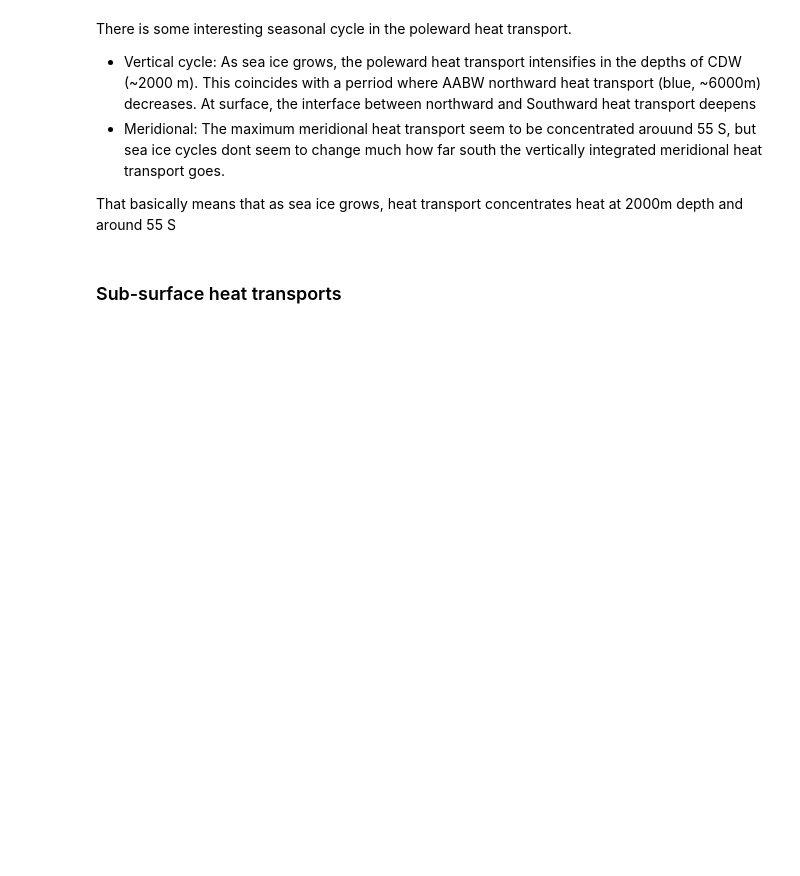
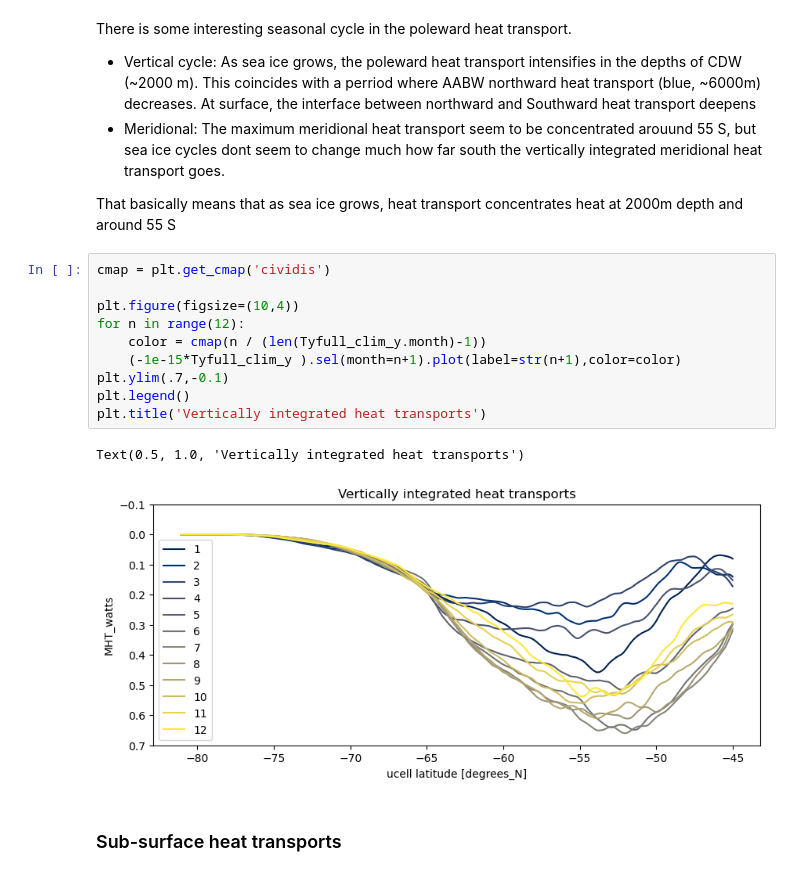
Before and after one commit to willaguiar/OM2_Eddies_SeaIce, a Jupyter notebook: Jupyter/Climatology_MHT.ipynb, the cells around one changed output. Cells and saved outputs as stored; diff of their text form; blank space fills up the shorter version.

```diff
--- a/Jupyter/Climatology_MHT.ipynb
+++ b/Jupyter/Climatology_MHT.ipynb
@@ -247,6 +254,19 @@ There is some interesting seasonal cycle in the poleward heat transport.
 
 
 That basically means that as sea ice grows, heat transport concentrates heat at 2000m depth and around 55 S
+# %%
+cmap = plt.get_cmap('cividis')
+
+plt.figure(figsize=(10,4))
+for n in range(12):
+    color = cmap(n / (len(Tyfull_clim_y.month)-1))
+    (-1e-15*Tyfull_clim_y ).sel(month=n+1).plot(label=str(n+1),color=color)
+plt.ylim(.7,-0.1)
+plt.legend()
+plt.title('Vertically integrated heat transports')
+# %% [output]
+Text(0.5, 1.0, 'Vertically integrated heat transports')
+[figure, added]
 # %% [markdown]
 ### Sub-surface heat transports
 # %%
```
Also changed, not shown: parts of 5 cells of this notebook, 1 other file.
